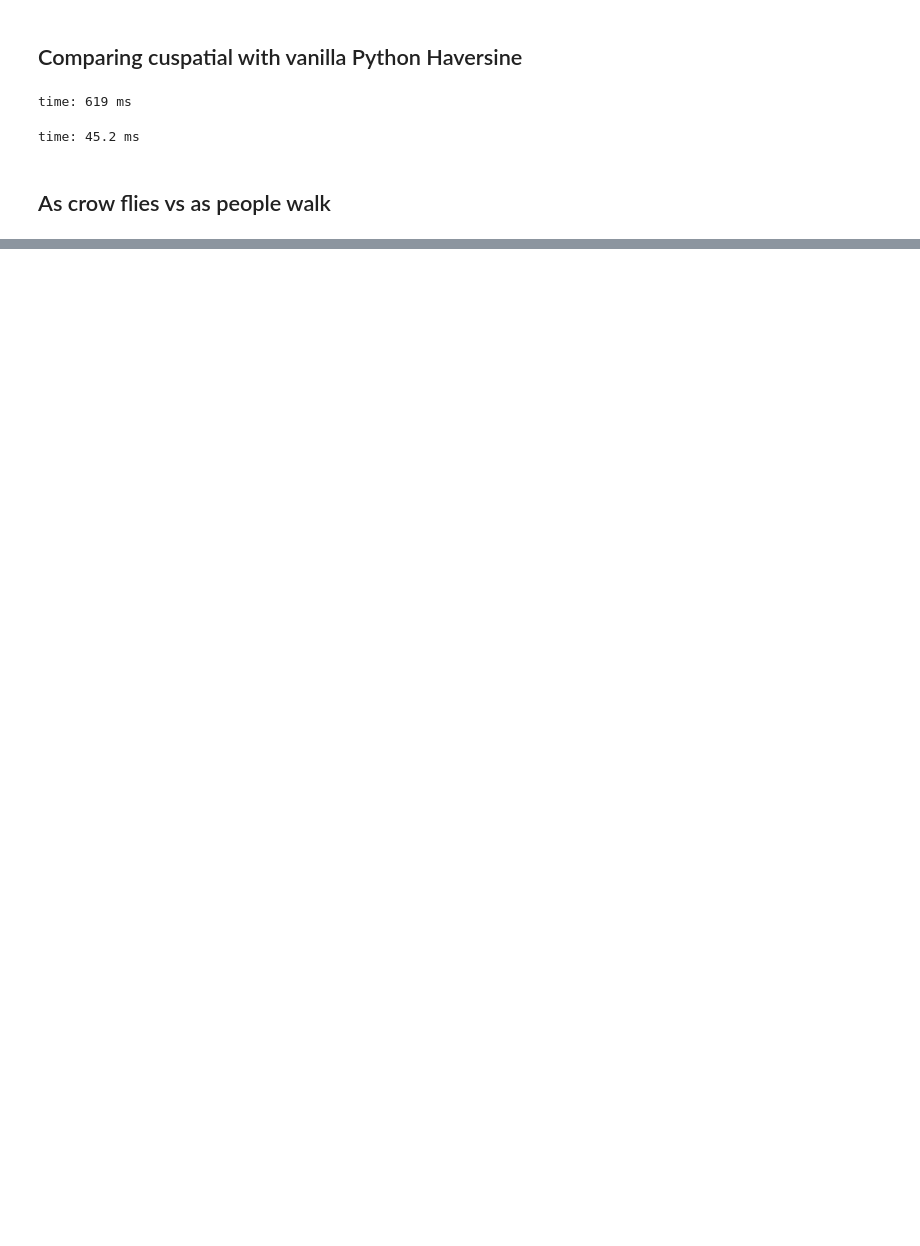
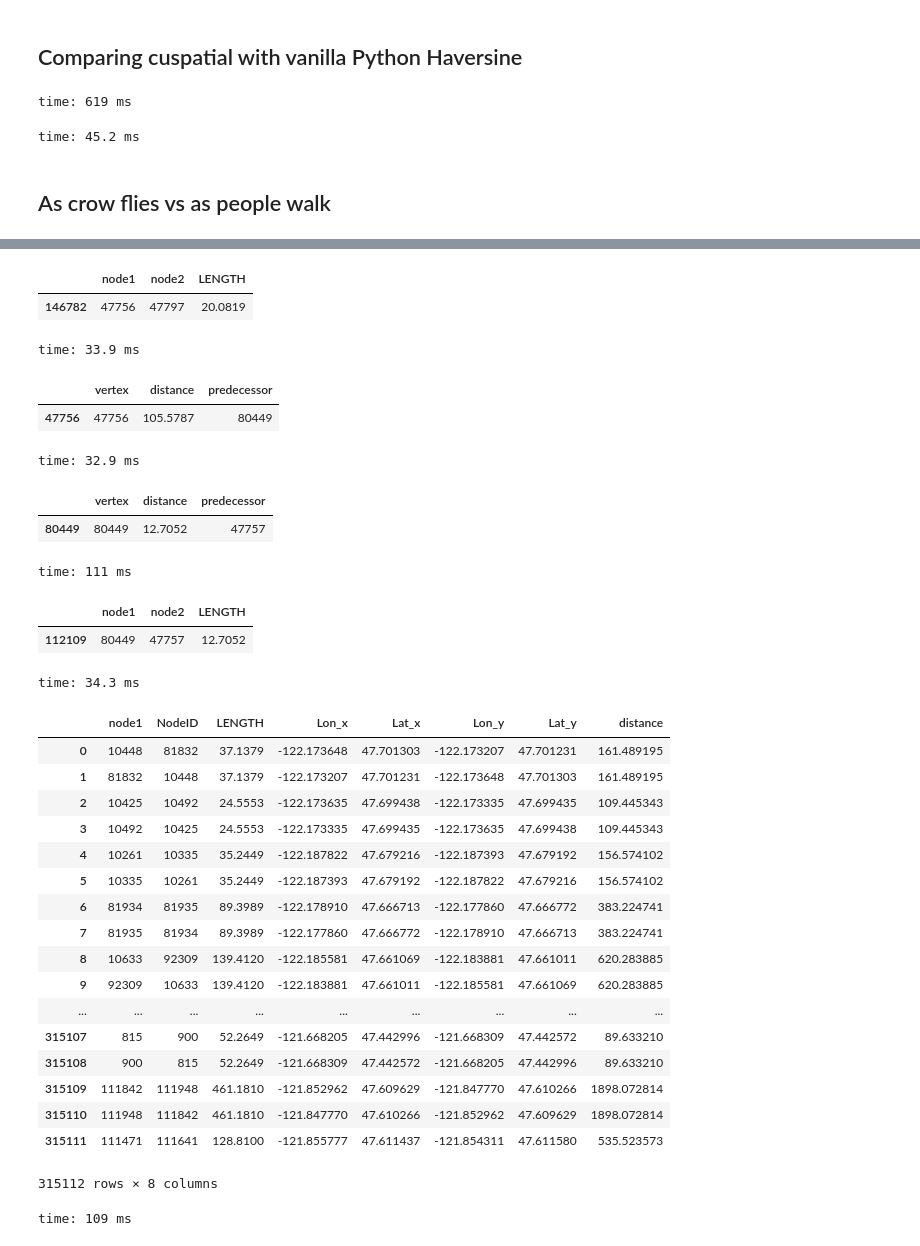
Before and after one commit to drabastomek/rapids-notebooks, a Jupyter notebook: codes/rapids_seattleParking_graph.ipynb, the cells around one changed output, grey strips where cells are left out. Drawn from its saved outputs; the diff is of its cells as text; code cells hidden in the pictures; blank space fills up the shorter version.

```diff
--- a/codes/rapids_seattleParking_graph.ipynb
+++ b/codes/rapids_seattleParking_graph.ipynb
@@ -244,0 +227,2 @@ time: 25.2 ms
+# %%
+road_nodes = cudf.concat([road_nodes[['NodeID', 'Lon', 'Lat']], parking_locations_nodes]).reset_index(drop=True)
@@ -244,0 +231,3 @@ time: 25.2 ms
+# %%
+road_nodes['Lon_REF'] = location.longitude
+road_nodes['Lat_REF'] = location.latitude
@@ -244,0 +236,10 @@ time: 25.2 ms
+# %%
+road_nodes['Distance'] = cuspatial.haversine_distance(
+          road_nodes['Lon']
+        , road_nodes['Lat']
+        , road_nodes['Lon_REF']
+        , road_nodes['Lat_REF']) * 0.621371 * 5280 # distance in feet as cuspatial returns miles
+
+i = road_nodes.nsmallest(1, 'Distance')
+# space_needle_to_nearest_intersection = i['Distance'].to_array()[0]
+i['NodeID'].to_array()[0], space_needle_to_nearest_intersection
@@ -244,0 +291,61 @@ time: 25.2 ms
+# %%
+road_graph_data.query('node1 == 47756 and node2 == 47797')
+# %% [output]
+|  | node1 | node2 | LENGTH |
+| 146782 | 47756 | 47797 | 20.0819 |
+time: 33.9 ms
+# %%
+all_distances.query('vertex == 47756')
+# %% [output]
+|  | vertex | distance | predecessor |
+| 47756 | 47756 | 105.5787 | 80449 |
+time: 32.9 ms
+# %%
+all_distances.query('vertex == 80449')
+# %% [output]
+|  | vertex | distance | predecessor |
+| 80449 | 80449 | 12.7052 | 47757 |
+time: 111 ms
+# %%
+road_graph_data.query('node1 == 80449 and node2 == 47757')
+# %% [output]
+|  | node1 | node2 | LENGTH |
+| 112109 | 80449 | 47757 | 12.7052 |
+time: 34.3 ms
+# %%
+road_graph_data_joined = (
+    road_graph_data
+    .rename({'node1': 'NodeID'})
+    .merge(road_nodes[['NodeID', 'Lon', 'Lat']], on=['NodeID'])
+    .rename({'NodeID': 'node1', 'node2': 'NodeID'})
+    .merge(road_nodes[['NodeID', 'Lon', 'Lat']], on=['NodeID'])
+)
+
+road_graph_data_joined['distance'] = cuspatial.haversine_distance(
+    road_graph_data_joined['Lat_x']
+    , road_graph_data_joined['Lon_x']
+    , road_graph_data_joined['Lat_y']
+    , road_graph_data_joined['Lon_y']
+) * 0.621371 * 5280
+
+road_graph_data_joined
+# %% [output]
+|  | node1 | NodeID | LENGTH | Lon_x | Lat_x | Lon_y | Lat_y | distance |
+| 0 | 10448 | 81832 | 37.1379 | -122.173648 | 47.701303 | -122.173207 | 47.701231 | 161.489195 |
+| 1 | 81832 | 10448 | 37.1379 | -122.173207 | 47.701231 | -122.173648 | 47.701303 | 161.489195 |
+| 2 | 10425 | 10492 | 24.5553 | -122.173635 | 47.699438 | -122.173335 | 47.699435 | 109.445343 |
+| 3 | 10492 | 10425 | 24.5553 | -122.173335 | 47.699435 | -122.173635 | 47.699438 | 109.445343 |
+| 4 | 10261 | 10335 | 35.2449 | -122.187822 | 47.679216 | -122.187393 | 47.679192 | 156.574102 |
+| 5 | 10335 | 10261 | 35.2449 | -122.187393 | 47.679192 | -122.187822 | 47.679216 | 156.574102 |
+| 6 | 81934 | 81935 | 89.3989 | -122.178910 | 47.666713 | -122.177860 | 47.666772 | 383.224741 |
+| 7 | 81935 | 81934 | 89.3989 | -122.177860 | 47.666772 | -122.178910 | 47.666713 | 383.224741 |
+| 8 | 10633 | 92309 | 139.4120 | -122.185581 | 47.661069 | -122.183881 | 47.661011 | 620.283885 |
+| 9 | 92309 | 10633 | 139.4120 | -122.183881 | 47.661011 | -122.185581 | 47.661069 | 620.283885 |
+| ... | ... | ... | ... | ... | ... | ... | ... | ... |
+| 315107 | 815 | 900 | 52.2649 | -121.668205 | 47.442996 | -121.668309 | 47.442572 | 89.633210 |
+| 315108 | 900 | 815 | 52.2649 | -121.668309 | 47.442572 | -121.668205 | 47.442996 | 89.633210 |
+| 315109 | 111842 | 111948 | 461.1810 | -121.852962 | 47.609629 | -121.847770 | 47.610266 | 1898.072814 |
+| 315110 | 111948 | 111842 | 461.1810 | -121.847770 | 47.610266 | -121.852962 | 47.609629 | 1898.072814 |
+| 315111 | 111471 | 111641 | 128.8100 | -121.855777 | 47.611437 | -121.854311 | 47.611580 | 535.523573 |
+315112 rows × 8 columns
+time: 109 ms
```
Also changed, not shown: parts of 25 cells of this notebook.
